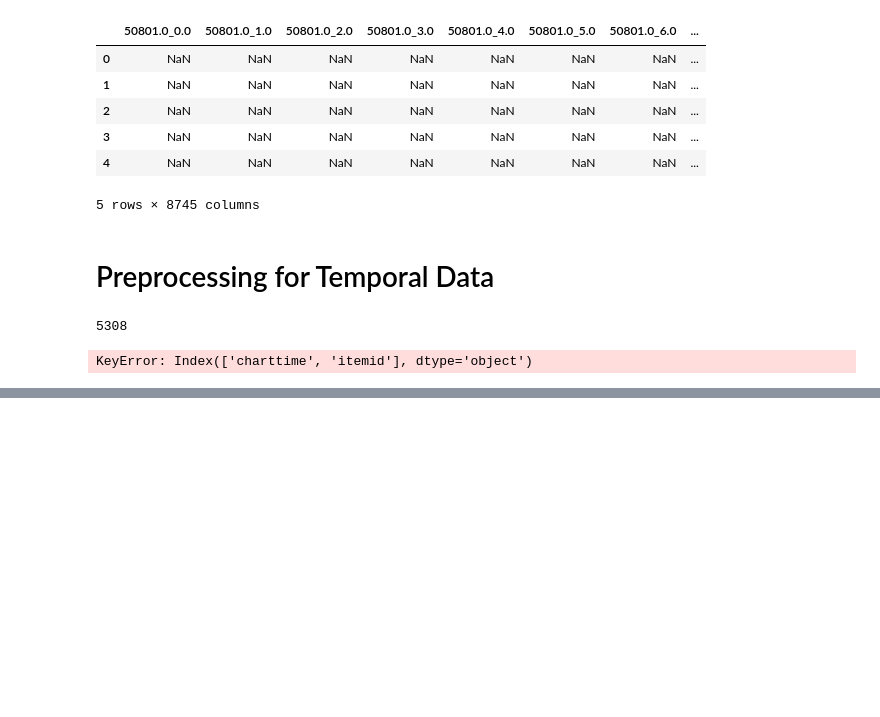
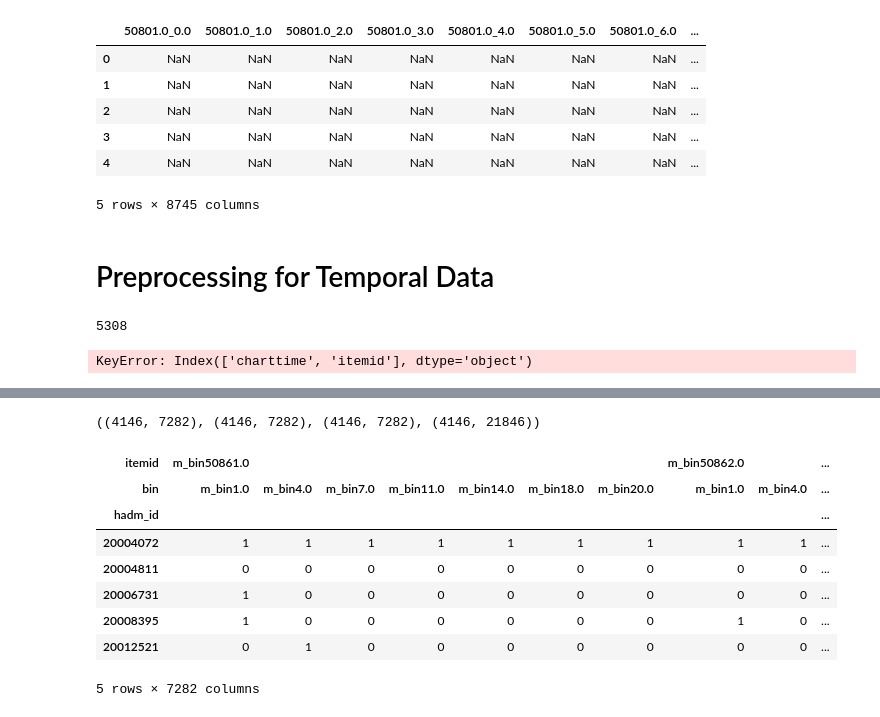
Before and after one commit to Crazz-Zaac/informative-missingness, a Jupyter notebook: project/notebooks/exp_2025.ipynb, the cells around one changed output, grey strips where cells are left out. Drawn from its saved outputs; the diff is of its cells as text; code cells hidden in the pictures; blank space fills up the shorter version.

```diff
--- a/project/notebooks/exp_2025.ipynb
+++ b/project/notebooks/exp_2025.ipynb
@@ -974,6 +905,0 @@ delta = delta / m.shape[1]
-# %%
-delta_df = pd.DataFrame(
-    delta,
-    index = m_df.index,
-    columns=[c.replace("m_bin", "delta_bin") for c in m_df.columns]
-)
@@ -999,7 +914,7 @@ def get_feature_combination(patients_data, feature_combinations):
     x_df = (
         patients_data.groupby(["hadm_id", "itemid", "bin"])["valuenum"]
         .mean()
-        .unstack(level=-1)
+        .unstack(level=["itemid", "bin"])
         .rename(columns=lambda c: f"x_bin{c}")
         .interpolate(method="linear", axis=1, limit_area="inside")
         .ffill(axis=1)
@@ -1010,26 +925,34 @@ def get_feature_combination(patients_data, feature_combinations):
     m_df = (
         patients_data.groupby(["hadm_id", "itemid", "bin"])["valuenum"]
         .count()
-        .unstack(level=-1)
+        .unstack(level=["itemid", "bin"])
         .rename(columns=lambda c: f"m_bin{c}")
         .notna()
         .astype(int)
     )
 
-    # Calculate delta values
-    m = m_df.values
-    delta = np.zeros_like(m, dtype=float)
-    delta[:, 0] = 1 - m[:, 0]
+    m_values = (
+        patients_data.groupby(["hadm_id", "itemid", "bin"])["valuenum"]
+        .count()
+        .unstack(level=["itemid", "bin"])
+        .notna()
+        .astype(int)
+    )
 
-    for t in range(1, m.shape[1]):
-        delta[:, t] = m[:, t] * 0 + (1 - m[:, t]) * (1 + delta[:, t - 1])
+    # Calculate delta for each admission
+    delta = np.zeros_like(m_values.values, dtype=float)
+    delta[:, 0] = 1 - m_values.values[:, 0]
 
-    delta = delta / m.shape[1]
+    for t in range(1, m_values.shape[1]):
+        delta[:, t] = m_values.values[:, t] * 0 + (1 - m_values.values[:, t]) * (1 + delta[:, t-1])
 
+    delta = delta / m_values.shape[1]
+
+    # Create delta DataFrame with proper column names
     delta_df = pd.DataFrame(
         delta,
-        index=m_df.index,
-        columns=[c.replace("m_bin", "delta_bin") for c in m_df.columns],
+        index=m_values.index,
+        columns=[f"item{col[0]}_delta_bin{col[1]}" for col in m_values.columns]
     )
 
     # Return the requested feature combination
@@ -1081,0 +978,2 @@ df_mx.head()
+# %%
+m_df = get_feature_combination(patients_data, feature_combinations="m")
@@ -1081,0 +984,16 @@ df_mx.head()
+# %%
+x_df.shape, m_df.shape, delta_df.shape, x_m_delta.shape
+# %% [output]
+((4146, 7282), (4146, 7282), (4146, 7282), (4146, 21846))
+# %%
+m_df.head()
+# %% [output]
+| itemid | m_bin50861.0 |  |  |  |  |  |  | m_bin50862.0 |  | ... |
+| bin | m_bin1.0 | m_bin4.0 | m_bin7.0 | m_bin11.0 | m_bin14.0 | m_bin18.0 | m_bin20.0 | m_bin1.0 | m_bin4.0 | ... |
+| hadm_id |  |  |  |  |  |  |  |  |  | ... |
+| 20004072 | 1 | 1 | 1 | 1 | 1 | 1 | 1 | 1 | 1 | ... |
+| 20004811 | 0 | 0 | 0 | 0 | 0 | 0 | 0 | 0 | 0 | ... |
+| 20006731 | 1 | 0 | 0 | 0 | 0 | 0 | 0 | 0 | 0 | ... |
+| 20008395 | 1 | 0 | 0 | 0 | 0 | 0 | 0 | 1 | 0 | ... |
+| 20012521 | 0 | 1 | 0 | 0 | 0 | 0 | 0 | 0 | 0 | ... |
+5 rows × 7282 columns
```
Also changed, not shown: parts of 27 cells of this notebook, 3 other files.
